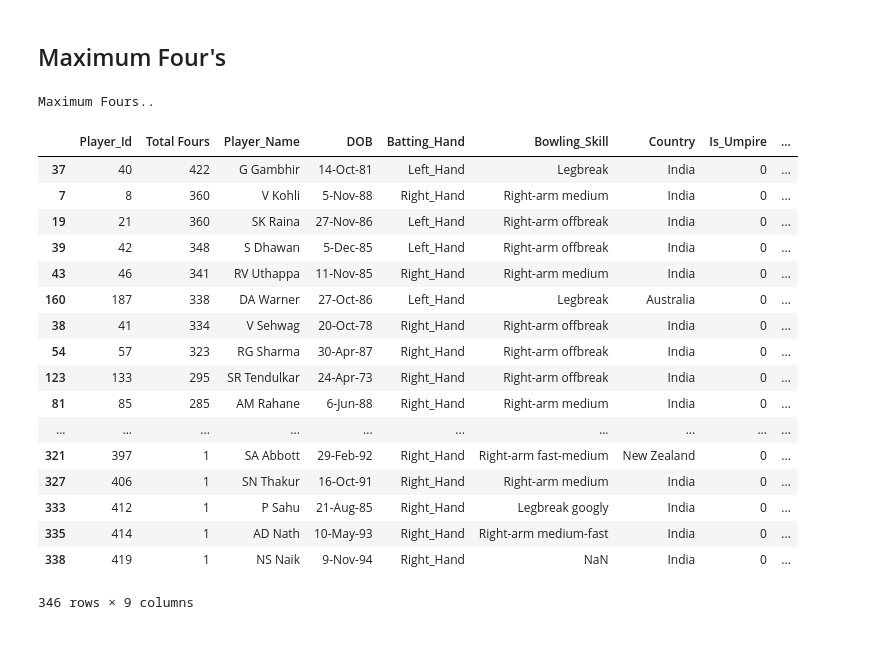
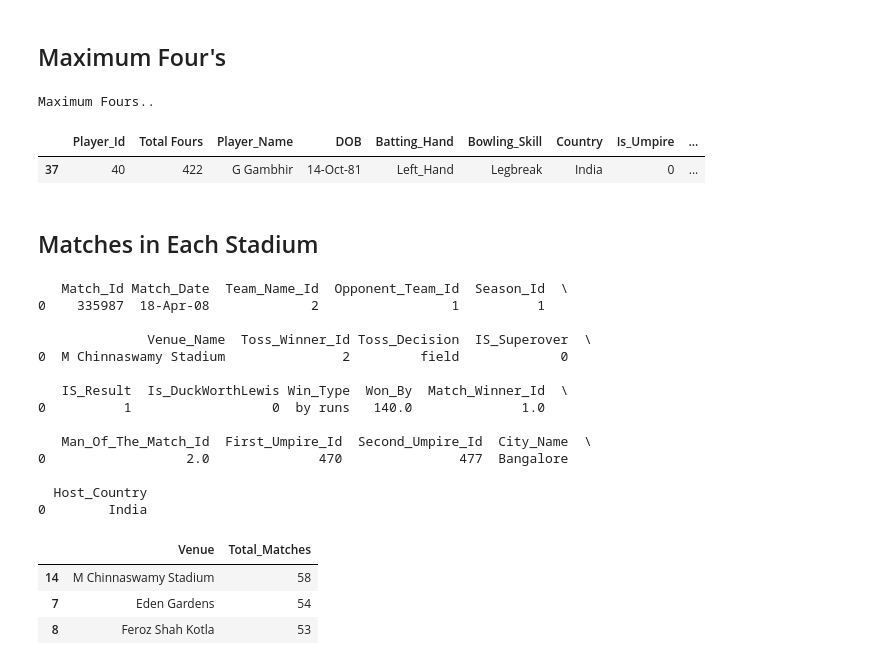
Before and after one commit to vkunal1996/IPL-Case-Study--Numpy-Pandas-, a Jupyter notebook: IPL Case Study Pandas.ipynb, the cells around one changed output. Drawn from its saved outputs; the diff is of its cells as text; code cells hidden in the pictures.

```diff
--- a/IPL Case Study Pandas.ipynb
+++ b/IPL Case Study Pandas.ipynb
@@ -148,30 +101,46 @@ Maximum Sixers..
 # %%
 fourdata=newdata[newdata.Batsman_Scored=='4']
 fours=fourdata.groupby('Striker_Id')
 fours_hit=[]
 for i,j in fours:
     fours_hit.append((i,len(j.Batsman_Scored)))
 fours_record=pd.DataFrame(fours_hit,columns=['Player_Id','Total Fours'])
 print('Maximum Fours..')
 fourscard=pd.merge(fours_record,player_data,on='Player_Id',how='left')
-fourscard.sort_values(by='Total Fours',kind='mergeort',ascending=False)
+fourscard.sort_values(by='Total Fours',kind='mergeort',ascending=False).head(1)
 # %% [output]
 Maximum Fours..
 |  | Player_Id | Total Fours | Player_Name | DOB | Batting_Hand | Bowling_Skill | Country | Is_Umpire | ... |
 | 37 | 40 | 422 | G Gambhir | 14-Oct-81 | Left_Hand | Legbreak | India | 0 | ... |
-| 7 | 8 | 360 | V Kohli | 5-Nov-88 | Right_Hand | Right-arm medium | India | 0 | ... |
-| 19 | 21 | 360 | SK Raina | 27-Nov-86 | Left_Hand | Right-arm offbreak | India | 0 | ... |
-| 39 | 42 | 348 | S Dhawan | 5-Dec-85 | Left_Hand | Right-arm offbreak | India | 0 | ... |
-| 43 | 46 | 341 | RV Uthappa | 11-Nov-85 | Right_Hand | Right-arm medium | India | 0 | ... |
-| 160 | 187 | 338 | DA Warner | 27-Oct-86 | Left_Hand | Legbreak | Australia | 0 | ... |
-| 38 | 41 | 334 | V Sehwag | 20-Oct-78 | Right_Hand | Right-arm offbreak | India | 0 | ... |
-| 54 | 57 | 323 | RG Sharma | 30-Apr-87 | Right_Hand | Right-arm offbreak | India | 0 | ... |
-| 123 | 133 | 295 | SR Tendulkar | 24-Apr-73 | Right_Hand | Right-arm offbreak | India | 0 | ... |
-| 81 | 85 | 285 | AM Rahane | 6-Jun-88 | Right_Hand | Right-arm medium | India | 0 | ... |
-| ... | ... | ... | ... | ... | ... | ... | ... | ... | ... |
-| 321 | 397 | 1 | SA Abbott | 29-Feb-92 | Right_Hand | Right-arm fast-medium | New Zealand | 0 | ... |
-| 327 | 406 | 1 | SN Thakur | 16-Oct-91 | Right_Hand | Right-arm medium | India | 0 | ... |
-| 333 | 412 | 1 | P Sahu | 21-Aug-85 | Right_Hand | Legbreak googly | India | 0 | ... |
-| 335 | 414 | 1 | AD Nath | 10-May-93 | Right_Hand | Right-arm medium-fast | India | 0 | ... |
-| 338 | 419 | 1 | NS Naik | 9-Nov-94 | Right_Hand | NaN | India | 0 | ... |
-346 rows × 9 columns
+# %% [markdown]
+## Matches in Each Stadium
+# %%
+matchdata=pd.read_csv('/home/kunalverma/Itronix Solutions/dummy/IPL/Match.csv')
+print(matchdata.head(1))
+# %% [output]
+   Match_Id Match_Date  Team_Name_Id  Opponent_Team_Id  Season_Id  \
+0    335987  18-Apr-08             2                 1          1
+
+              Venue_Name  Toss_Winner_Id Toss_Decision  IS_Superover  \
+0  M Chinnaswamy Stadium               2         field             0
+
+   IS_Result  Is_DuckWorthLewis Win_Type  Won_By  Match_Winner_Id  \
+0          1                  0  by runs   140.0              1.0
+
+   Man_Of_The_Match_Id  First_Umpire_Id  Second_Umpire_Id  City_Name  \
+0                  2.0              470               477  Bangalore
+
+  Host_Country
+0        India
+# %%
+f=matchdata.groupby('Venue_Name')
+matchrecord=[]
+for i,j in f:
+    matchrecord.append((i,len(j.Match_Id)))
+final=pd.DataFrame(matchrecord,columns=['Venue','Total_Matches'])
+final.sort_values(by='Total_Matches',kind='mergesort',ascending=False).head(3)
+# %% [output]
+|  | Venue | Total_Matches |
+| 14 | M Chinnaswamy Stadium | 58 |
+| 7 | Eden Gardens | 54 |
+| 8 | Feroz Shah Kotla | 53 |
```
Also changed, not shown: parts of 12 cells of this notebook.
